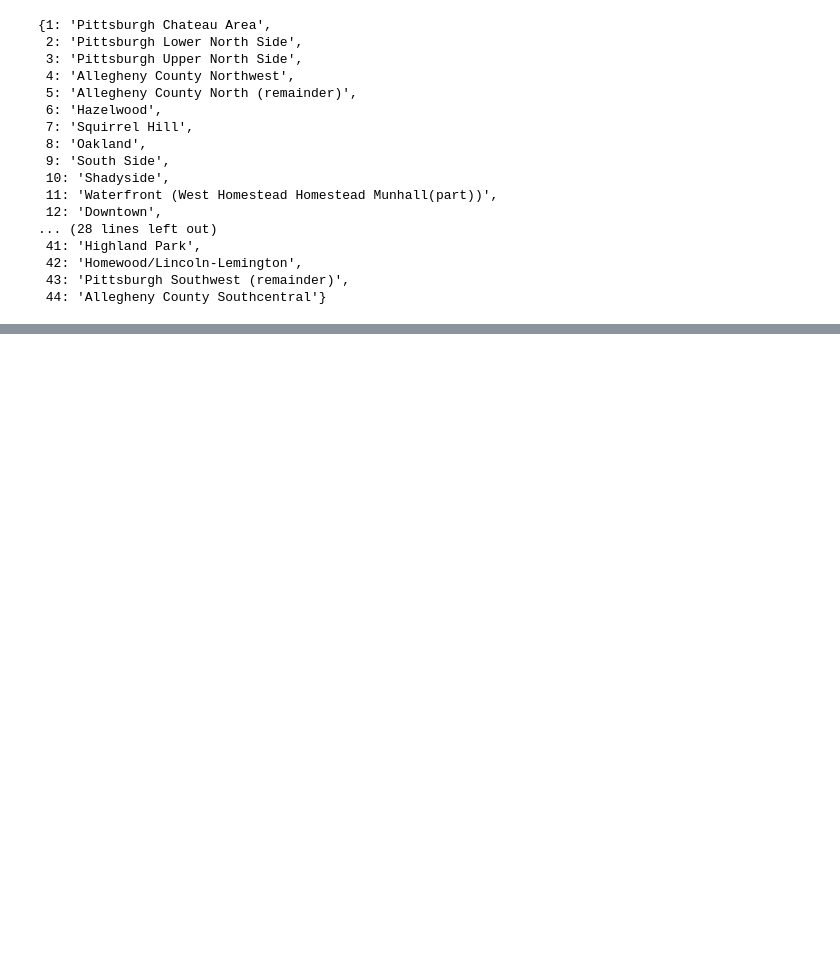
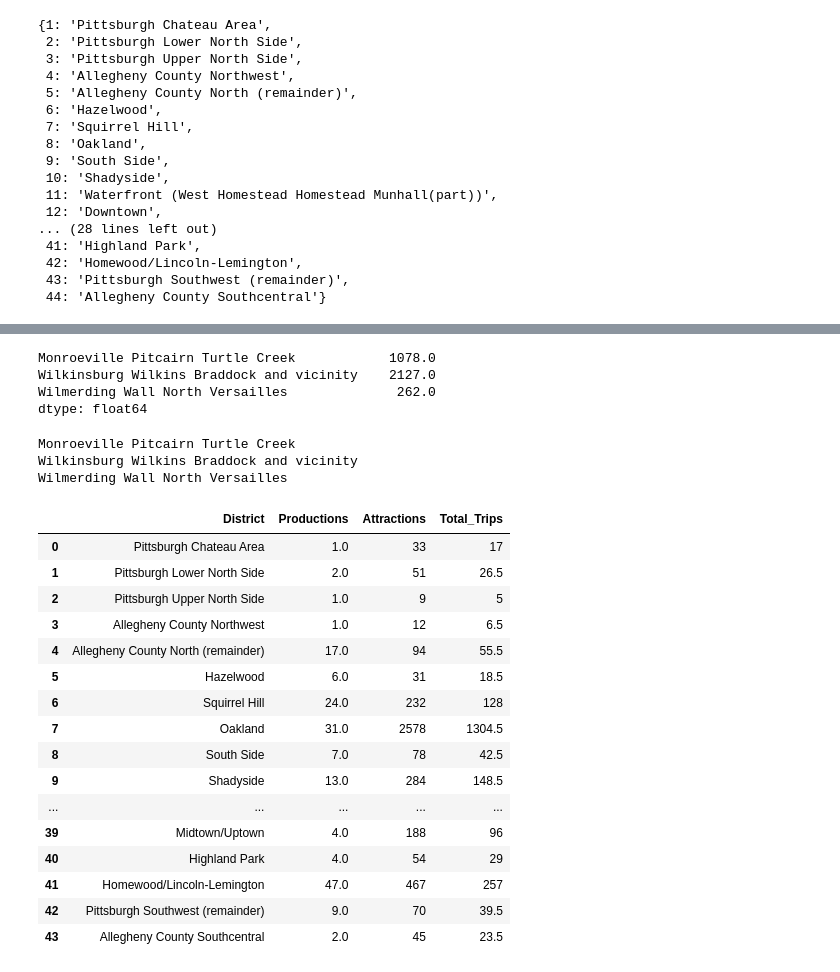
Before and after one commit to MattSamach/PPT_East_Busway, a Jupyter notebook: Notebooks/SPC_Trips.ipynb, the cells around one changed output, grey strips where cells are left out. Drawn from its saved outputs; the diff is of its cells as text; code cells hidden in the pictures; blank space fills up the shorter version.

Commit message:
full trips

```diff
--- a/Notebooks/SPC_Trips.ipynb
+++ b/Notebooks/SPC_Trips.ipynb
@@ -128,0 +155,3 @@ trans_all
+# %%
+interest_dist = [17, 18, 19, 20, 21, 22, 25, 11]
+co_6_mon_brad = [19, 20, 21]
@@ -128,0 +222,47 @@ trans_all
+# %%
+find_attractions(co_6_mon_brad, trans_2020_all)
+# %% [output]
+Monroeville Pitcairn Turtle Creek            1078.0
+Wilkinsburg Wilkins Braddock and vicinity    2127.0
+Wilmerding Wall North Versailles              262.0
+dtype: float64
+# %%
+def get_prods_attr_trips(df, district_num, district_dictionary):
+    origin_df = df.iloc[[district_num],2:].T
+    origin_df.reset_index(inplace=True)
+
+    prod_attr = trans_all.iloc[:,[0,1,district_num+1]]
+    prod_attr = prod_attr.merge(origin_df, left_on='dist_origin', right_on='index', how='left')
+    prod_attr = prod_attr[['dist_origin', district_dictionary[district_num], district_num]]
+    prod_attr.columns = ['District', 'Productions', 'Attractions']
+    prod_attr['Total_Trips'] = (prod_attr.Productions + prod_attr.Attractions)/2.0
+    prod_attr
+    return(prod_attr)
+# %%
+print(dis_dict[19])
+print(dis_dict[20])
+print(dis_dict[21])
+# %% [output]
+Monroeville Pitcairn Turtle Creek
+Wilkinsburg Wilkins Braddock and vicinity
+Wilmerding Wall North Versailles
+# %%
+get_prods_attr_trips(trans_2020_all, 19, dis_dict)
+# %% [output]
+|  | District | Productions | Attractions | Total_Trips |
+| 0 | Pittsburgh Chateau Area | 1.0 | 33 | 17 |
+| 1 | Pittsburgh Lower North Side | 2.0 | 51 | 26.5 |
+| 2 | Pittsburgh Upper North Side | 1.0 | 9 | 5 |
+| 3 | Allegheny County Northwest | 1.0 | 12 | 6.5 |
+| 4 | Allegheny County North (remainder) | 17.0 | 94 | 55.5 |
+| 5 | Hazelwood | 6.0 | 31 | 18.5 |
+| 6 | Squirrel Hill | 24.0 | 232 | 128 |
+| 7 | Oakland | 31.0 | 2578 | 1304.5 |
+| 8 | South Side | 7.0 | 78 | 42.5 |
+| 9 | Shadyside | 13.0 | 284 | 148.5 |
+| ... | ... | ... | ... | ... |
+| 39 | Midtown/Uptown | 4.0 | 188 | 96 |
+| 40 | Highland Park | 4.0 | 54 | 29 |
+| 41 | Homewood/Lincoln-Lemington | 47.0 | 467 | 257 |
+| 42 | Pittsburgh Southwest (remainder) | 9.0 | 70 | 39.5 |
+| 43 | Allegheny County Southcentral | 2.0 | 45 | 23.5 |
```
Also changed, not shown: parts of 25 cells of this notebook, 4 other files.
